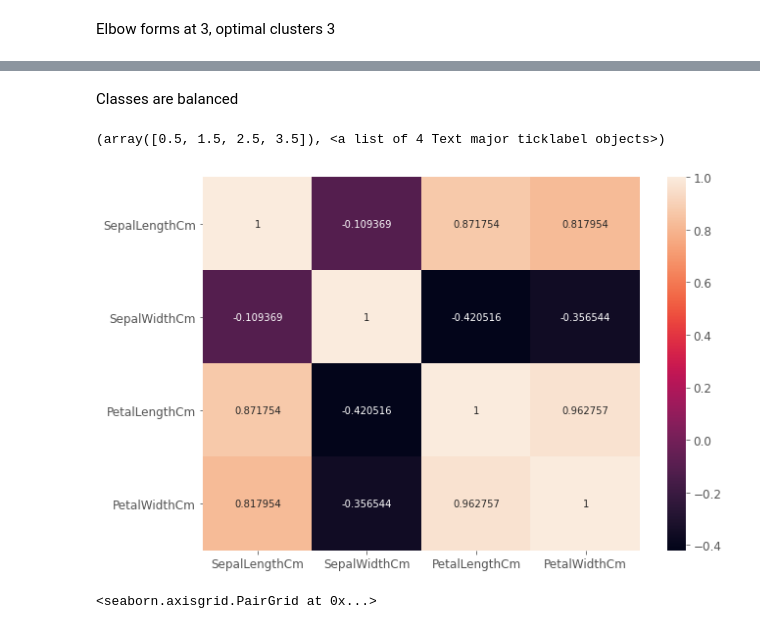
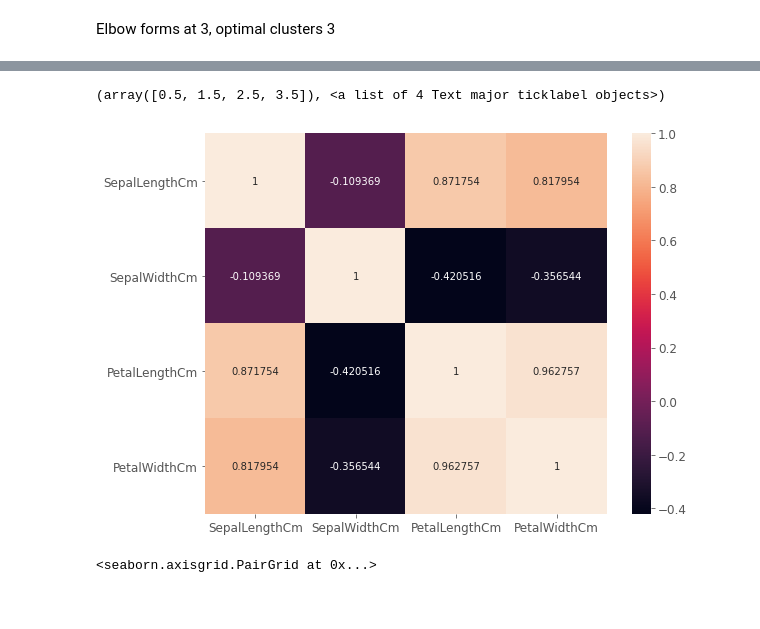
Before and after one commit to mohilpatel25/machine-learning, a Jupyter notebook: kmeans/kmeans_clustering.ipynb, the cells around one changed output, grey strips where cells are left out. Cells and saved outputs as stored; diff of their text form; code cells hidden in the pictures.

```diff
--- a/kmeans/kmeans_clustering.ipynb
+++ b/kmeans/kmeans_clustering.ipynb
@@ -73,13 +47,11 @@ plt.xticks(fontsize=12)
-# %% [markdown]
-Classes are balanced
 # %%
 # correlation between different columns
-plt.figure(figsize=(10,7))
+plt.figure(figsize=(9,7))
 sns.heatmap(data[['SepalLengthCm', 'SepalWidthCm', 'PetalLengthCm', 'PetalWidthCm']].corr(), fmt='g', annot=True)
 plt.yticks(rotation=0)
 # %% [output]
 (array([0.5, 1.5, 2.5, 3.5]), <a list of 4 Text major ticklabel objects>)
-[figure, old version]
+[figure, new version]
 # %%
 # visualize datapoints based on different combinations of columns
 sns.pairplot(data[['SepalLengthCm', 'SepalWidthCm', 'PetalLengthCm', 'PetalWidthCm', 'Species']], kind="scatter", hue="Species")
```
Also changed, not shown: parts of 10 cells of this notebook, 1 other file.
